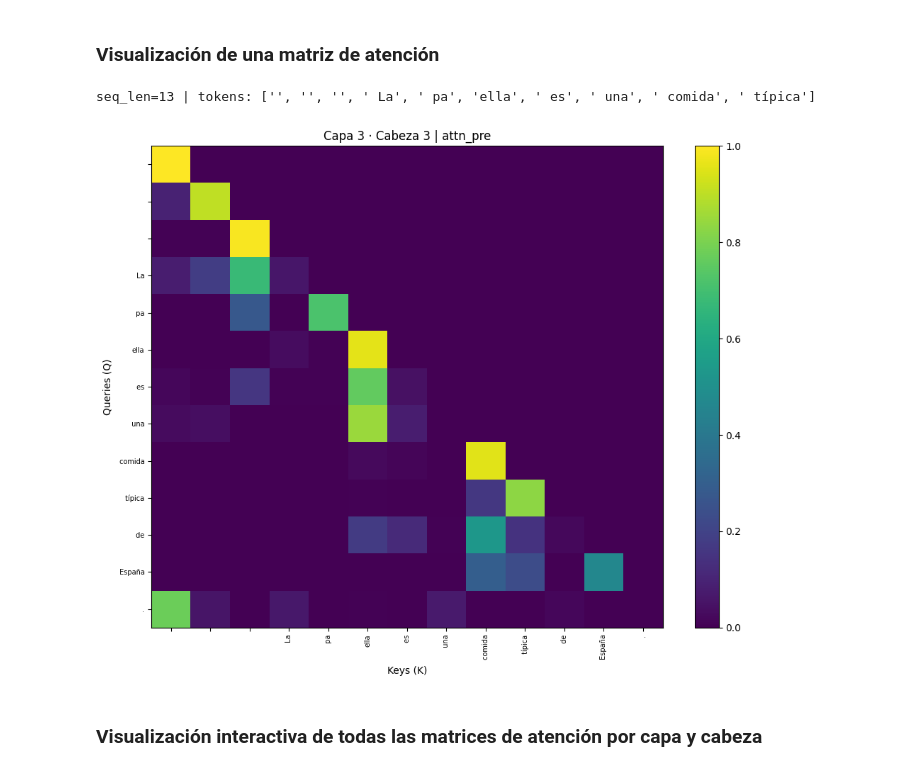
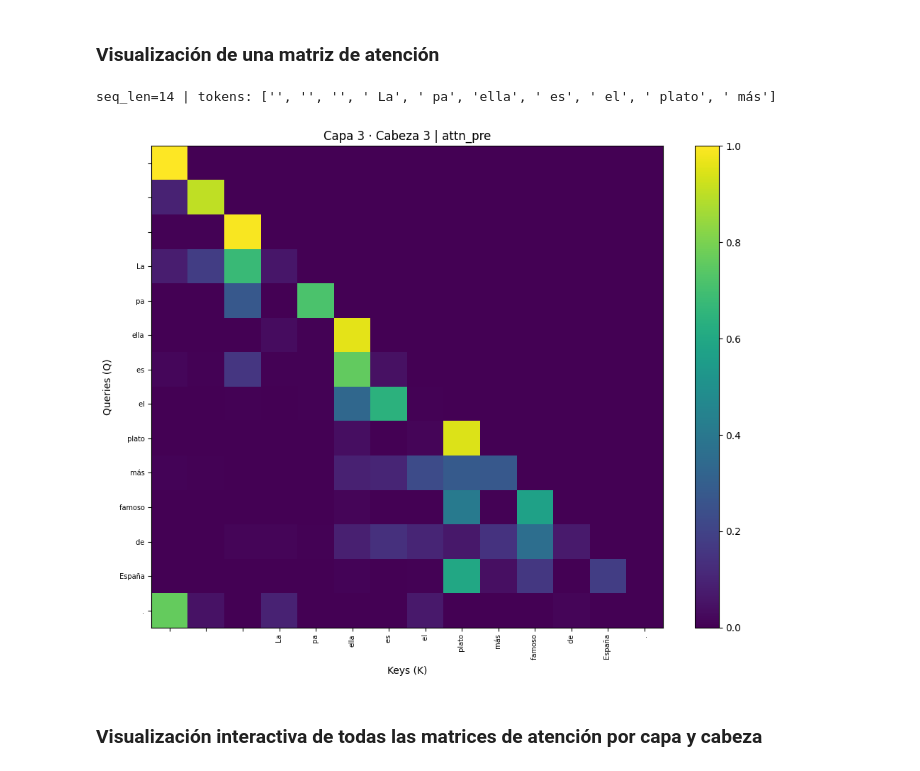
Before and after one commit to caro370/INSO_TFG, a Jupyter notebook: experiments/notebooks/01_analysis_pipeline.ipynb, the cells around one changed output. Cells and saved outputs as stored; diff of their text form; code cells hidden in the pictures.

```diff
--- a/experiments/notebooks/01_analysis_pipeline.ipynb
+++ b/experiments/notebooks/01_analysis_pipeline.ipynb
@@ -118,23 +118,23 @@ Adapter OK: ModelInfo(name='custom-gpt-es', architecture='decoder', n_layers=8,
 # %%
 set_seed(42)
 
 run_test, metrics_test = capture_text(
-    "La paella es una comida típica de España.",
+    "La paella es el plato más famoso de España.",
     style_idx=STYLE_WIKI
 )
 
 print(f"seq_len={run_test.seq_len} | tokens: {run_test.token_strs[:10]}")
 
 # Mostrar la capa 3, cabeza 3
 A = run_test.get_attention(layer=3, head=3)
 fig = plot_attention_matrix(A, run_test.token_strs, max_tokens=40,
                              title="Capa 3 · Cabeza 3 | attn_pre")
 
 plt.savefig("resultados_analisis/matriz_atencion.png", dpi=120, bbox_inches="tight")
 plt.show()
 # %% [output]
-seq_len=13 | tokens: ['', '', '', ' La', ' pa', 'ella', ' es', ' una', ' comida', ' típica']
+seq_len=14 | tokens: ['', '', '', ' La', ' pa', 'ella', ' es', ' el', ' plato', ' más']
-[figure, old version]
+[figure, new version]
 # %% [markdown]
 ### Visualización interactiva de todas las matrices de atención por capa y cabeza
 # %%
```
Also changed, not shown: 1 other file.
